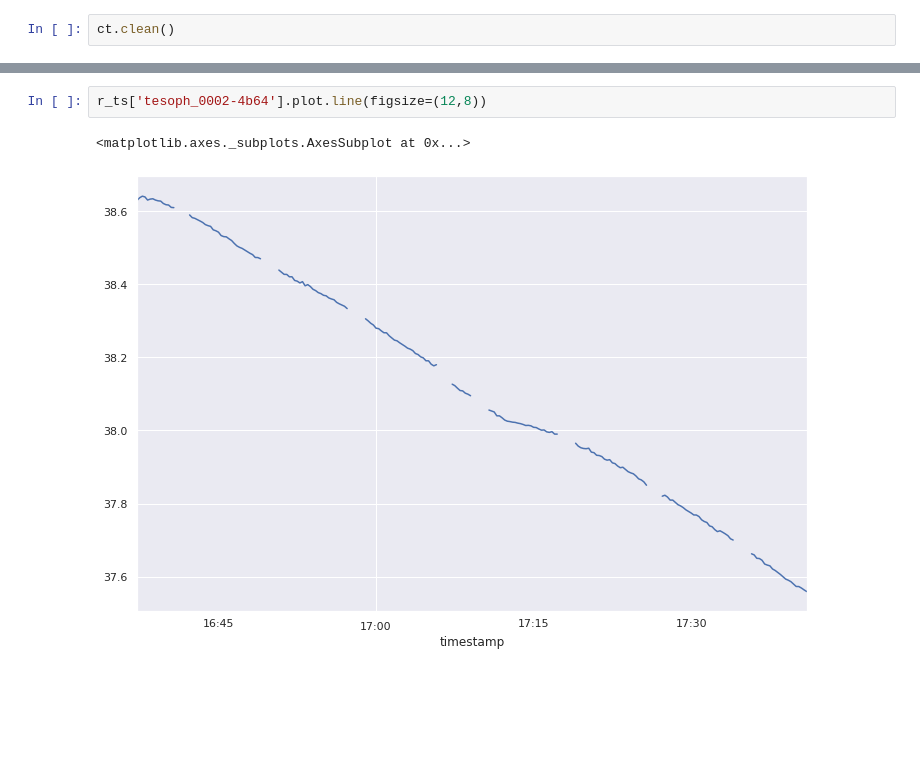
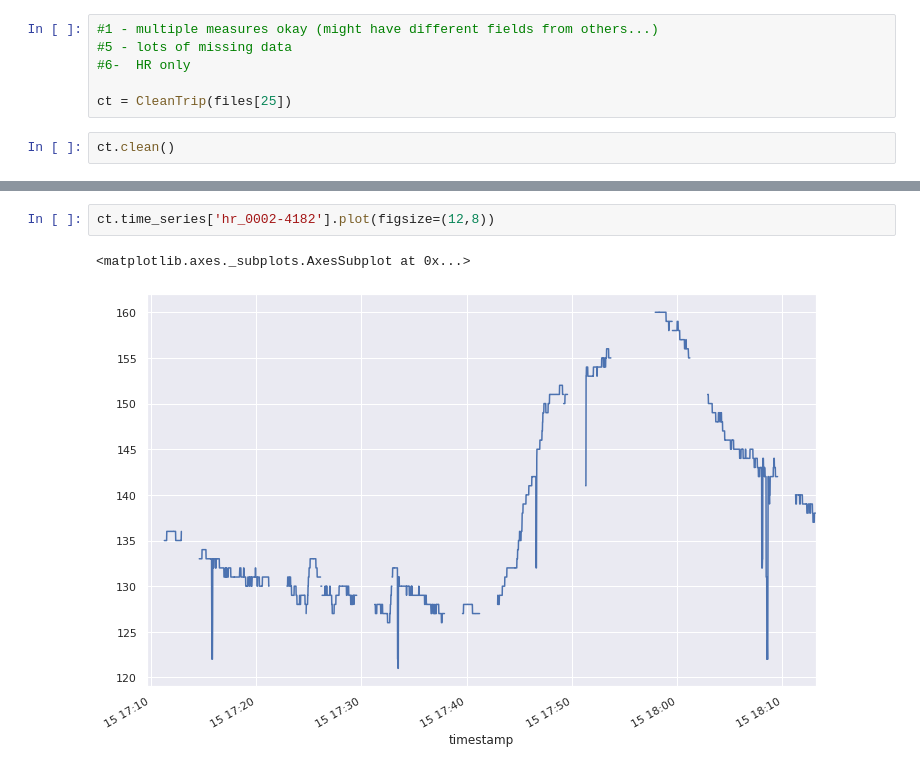
Before and after one commit to TomMonks/cats-time-series, a Jupyter notebook: test_input.ipynb, the cells around one changed output, grey strips where cells are left out. Cells and saved outputs as stored; diff of their text form; blank space fills up the shorter version.

```diff
--- a/test_input.ipynb
+++ b/test_input.ipynb
@@ -15,2 +13,8 @@ ct = CleanTrip(files[1])
+# %%
+#1 - multiple measures okay (might have different fields from others...)
+#5 - lots of missing data
+#6-  HR only
+
+ct = CleanTrip(files[25])
 # %%
 ct.clean()
@@ -50,5 +45,5 @@ ct.time_series['hr_0002-4182'].plot(figsize=(12,8))
 # %%
-r_ts['tesoph_0002-4b64'].plot.line(figsize=(12,8))
+ct.time_series['hr_0002-4182'].plot(figsize=(12,8))
 # %% [output]
 <matplotlib.axes._subplots.AxesSubplot at 0x...>
-[figure, old version]
+[figure, new version]
```
Also changed, not shown: parts of 7 cells of this notebook, 1 other file.
